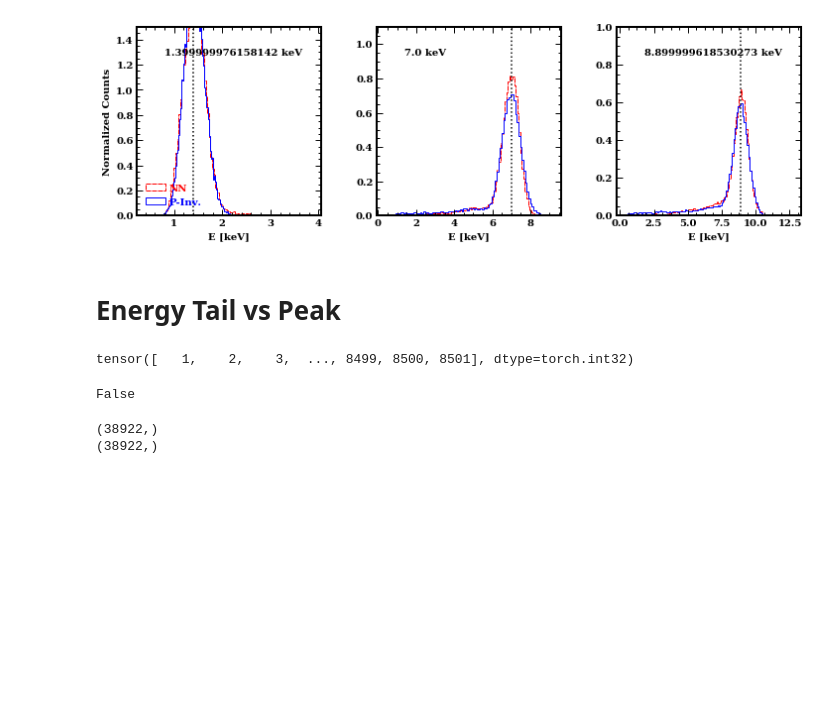
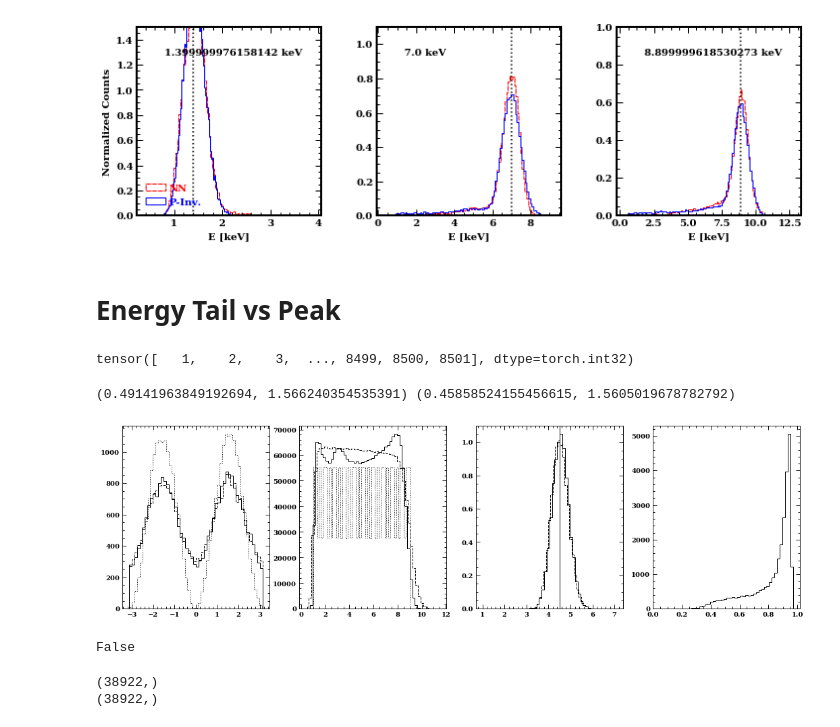
Before and after one commit to alpv95/IXPEML, a Jupyter notebook: notebooks/Error_checks.ipynb, the cells around one changed output. Drawn from its saved outputs; the diff is of its cells as text; code cells hidden in the pictures; blank space fills up the shorter version.

Commit message:
heads-ONLY

```diff
--- a/notebooks/Error_checks.ipynb
+++ b/notebooks/Error_checks.ipynb
@@ -23,6 +23,3 @@ from scipy.optimize import minimize_scalar
 
 %matplotlib inline
 home_dir = '/home/groups/rwr/alpv95/tracksml/'
-# %%
-from matplotlib import rcParams
-rcParams
@@ -538,3 +517,6 @@ x = torch.load(home_dir + "data/expanded/meas_2p3_pol/train/labels_full.pt")
 x['trg_id']
 # %% [output]
 tensor([   1,    2,    3,  ..., 8499, 8500, 8501], dtype=torch.int32)
+# %%
+with fits.open(home_dir + "pol_heads_train___pol_heads__ensemble.fits", memmap=False) as hdu:
+    data = hdu[1].data
@@ -540,0 +525,24 @@ tensor([   1,    2,    3,  ..., 8499, 8500, 8501], dtype=torch.int32)
+# %%
+def weightVM(sigma):
+    return i1(1/sigma**2) / i0(1/sigma**2)
+# %%
+_, (ax1,ax2,ax3,ax4) = plt.subplots(figsize=(18,5),ncols=4)
+e = 4.5
+
+hist = ax1.hist(data['NN_PHI'][data['ENERGY'] == e],histtype='step')
+hist = ax1.hist(data['MOM_PHI'][data['ENERGY'] == e],histtype='step')
+hist = ax1.hist(data['PHI'][data['ENERGY'] == e],histtype='step')
+print(stokes(data['NN_PHI'][data['ENERGY'] == e]),stokes(data['MOM_PHI'][data['ENERGY'] == e]))
+
+hist = ax2.hist(data['NN_ENERGY'],histtype='step')
+hist = ax2.hist(data['MOM_ENERGY'],histtype='step')
+hist = ax2.hist(data['ENERGY'],histtype='step')
+
+hist = ax3.hist(data['NN_ENERGY'][data['ENERGY'] == e],histtype='step',density=True)
+hist = ax3.hist(data['MOM_ENERGY'][data['ENERGY'] == e],histtype='step',density=True)
+ax3.axvline(e)
+
+hist = ax4.hist(weightVM(data['NN_SIGMA'][data['ENERGY'] == e]),histtype='step')
+# %% [output]
+(0.49141963849192694, 1.566240354535391) (0.45858524155456615, 1.5605019678782792)
+[figure, added]
```
Also changed, not shown: parts of 3 cells of this notebook, 5 other files.
